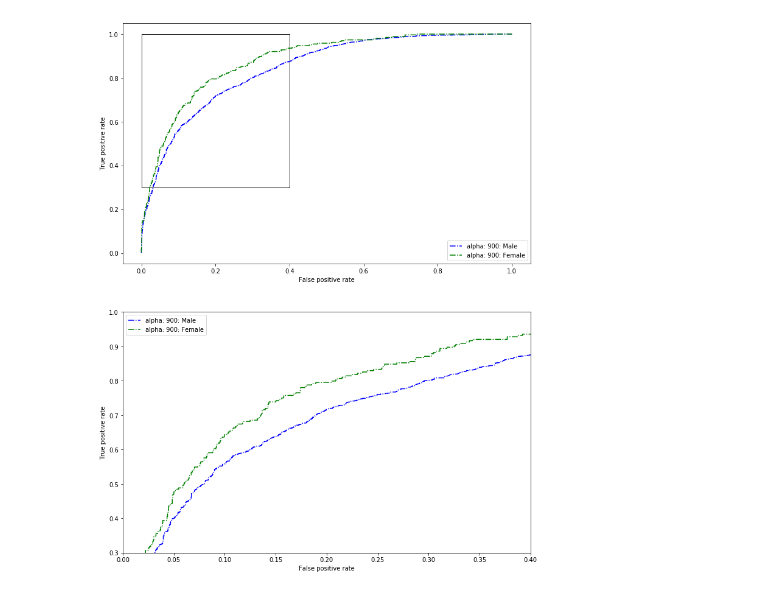
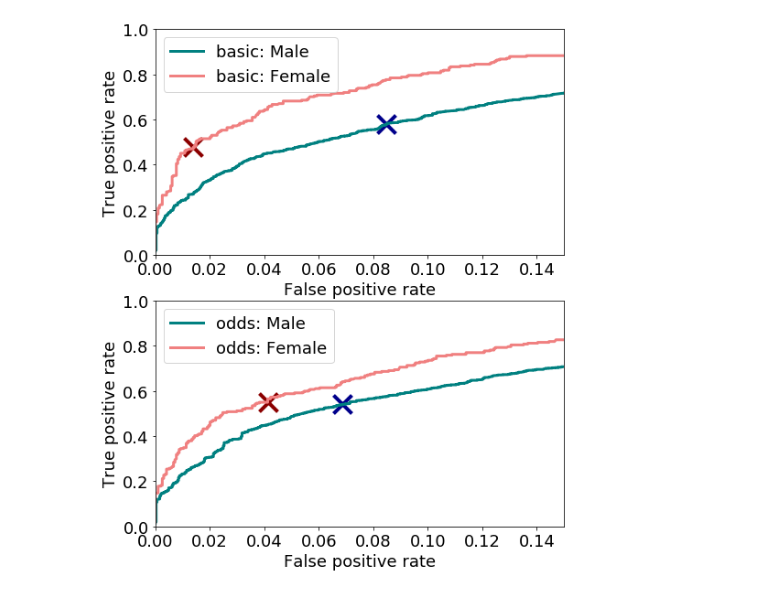
Before and after one commit to jusyc/fad, a Jupyter notebook: compare_roc.ipynb, the cells around one changed output. Saved outputs shown, nothing was run; the diff lists cells and outputs as text; code cells hidden in the pictures.

Commit message:
Starting plots for poster

```diff
--- a/compare_roc.ipynb
+++ b/compare_roc.ipynb
@@ -1,12 +1,14 @@
 # %%
 import pandas as pd
 import numpy as np
+import matplotlib
 import matplotlib.pyplot as plt
 import matplotlib.patches as patches
 import matplotlib.cm as cm
 from sklearn.metrics import roc_curve
 import torch
 from torch.autograd import Variable
+matplotlib.rcParams.update({'font.size': 18})
 # %%
 protected_var = 'sex'
 if protected_var == 'sex':
@@ -42,8 +44,8 @@ for alpha in alphas:
     + alpha + '-model.pth')
 
 basic_model_name = path + 'basic-model/' + 'learning_rate_0.001-num_iters_3000-n_h_10--dropout_rate_0.5--model.pth'
-odds_model_name = path + protected_var + '-odds-alpha-model/' + 'learning_rate_0.001-num_iters_3000-n_h_10-n_h_adv_10-dropout_rate_0.5-alpha_1-model.pth'
-parity_model_name = path + protected_var + '-parity-alpha-model/' + 'learning_rate_0.001-num_iters_3000-n_h_10-n_h_adv_10-dropout_rate_0.5-alpha_1-model.pth'
+odds_model_name = path + protected_var + '-odds-alpha-model/' + 'learning_rate_0.001-num_iters_3000-n_h_10-n_h_adv_10-dropout_rate_0.5-alpha_300-model.pth'
+parity_model_name = path + protected_var + '-parity-alpha-model/' + 'learning_rate_0.001-num_iters_3000-n_h_10-n_h_adv_10-dropout_rate_0.5-alpha_10-model.pth'
 # %%
 # Load models
 def load_model(fname):
@@ -72,28 +76,24 @@ alpha_rocs = {}
 for alpha in alpha_models:
   alpha_rocs[alpha] = get_roc(alpha_models[alpha])
 # %%
-colors = ['blue', 'green', 'black']
-# colors = cm.nipy_spectral(np.linspace(0, 1, len(protected_var_categories)))
-linestyle_dict = {'basic': '-', 'odds': '--', 'parity': ':',
-                  'alpha: 1': '-', 'alpha: 100': '--', 'alpha: 500': ':', 'alpha: 900': '-.'}
-# linestyles = ['-', '--', ':']
-# color_dict = {'basic': 'blue', 'odds': 'red', 'parity': 'green'}
+colors = ['teal', 'lightcoral']
+colors2 = ['darkblue', 'darkred']
+
+def find_nearest(array, value):
+    array = np.asarray(array)
+    idx = (np.abs(array - value)).argmin()
+    return idx
 
 def plot_roc(curves, ax, model_type, xrange=None, yrange=None):
   for i, curve in enumerate(curves):
-#     if i >= 3: #plot gets too crowded
-#       break
     fpr, tpr, thresholds = curve
-    if model_type in linestyle_dict:
-      ax.plot(fpr, tpr, label = model_type + ': ' + protected_var_categories[i],
-              c=colors[i], linestyle=linestyle_dict[model_type])
-    else:
-      print(model_type)
-      ax.plot(fpr, tpr, label = model_type + ': ' + protected_var_categories[i],
-             c=colors[i])
+    idx_thresh = find_nearest(thresholds, .5)
+    ax.scatter(fpr[idx_thresh], tpr[idx_thresh], marker='x', s=400, c=colors2[i], linewidth=4)
+    ax.plot(fpr, tpr, label = model_type + ': ' + protected_var_categories[i],
+           c=colors[i], linewidth=3)
   ax.set_xlabel('False positive rate')
   ax.set_ylabel('True positive rate')
-  ax.legend()
+  ax.legend(loc=2)
   if xrange is not None:
     ax.set_xlim(xrange[0], xrange[1])
   if yrange is not None:
@@ -220,19 +101,14 @@ plot_roc(alpha_rocs[alpha], axes[1], 'alpha: ' + alpha, xrange=xrange, yrange=yr
-# %%
-xrange = [0, 0.4]
-yrange = [0.3, 1]
-fig, axes = plt.subplots(2, 1, figsize=(12,16))
-# Plot 1
-alpha = '900'
-plot_roc(alpha_rocs[alpha], axes[0], 'alpha: ' + alpha)
-
-rect = patches.Rectangle((xrange[0], yrange[0]), xrange[1] - xrange[0], yrange[1] - yrange[0],
-                         linewidth=1, edgecolor='black', facecolor='none')
-axes[0].add_patch(rect)
-
-# Plot 2 (zoomed)
-alpha = '900'
-plot_roc(alpha_rocs[alpha], axes[1], 'alpha: ' + alpha, xrange=xrange, yrange=yrange)
-# %% [output]
-[figure, removed]
+# %%
+xrange = [0, 0.15]
+yrange = [0, 1]
+fig, axes = plt.subplots(2, 1, figsize=(8,10))
+# Plot 1
+def plot_compare(roc, row, name):
+  plot_roc(roc, axes[row], name, xrange=xrange, yrange=yrange)
+
+plot_compare(basic_roc, 0, 'basic')
+plot_compare(odds_roc, 1, 'odds')
+# %% [output]
+[figure, added]
 # %%
 #To do: Make plot of threshold vs acc and tp / fp rates for equality of opportunity
```
Also changed, not shown: parts of 6 cells of this notebook.
